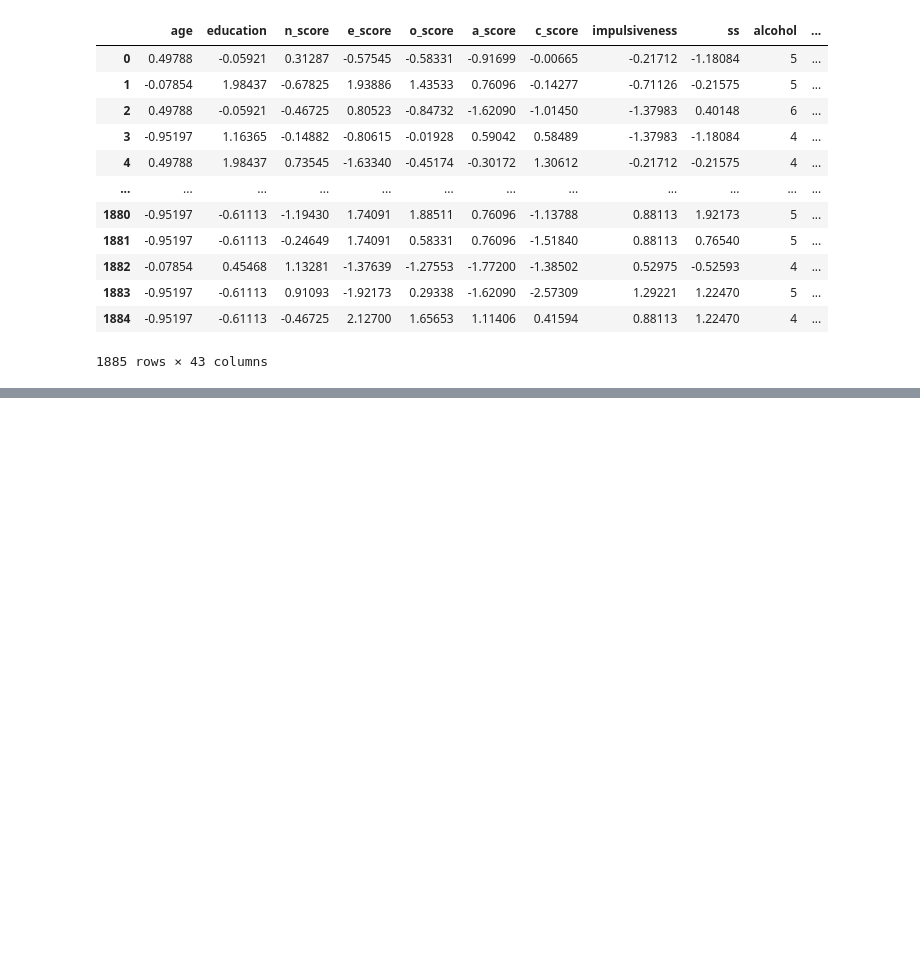
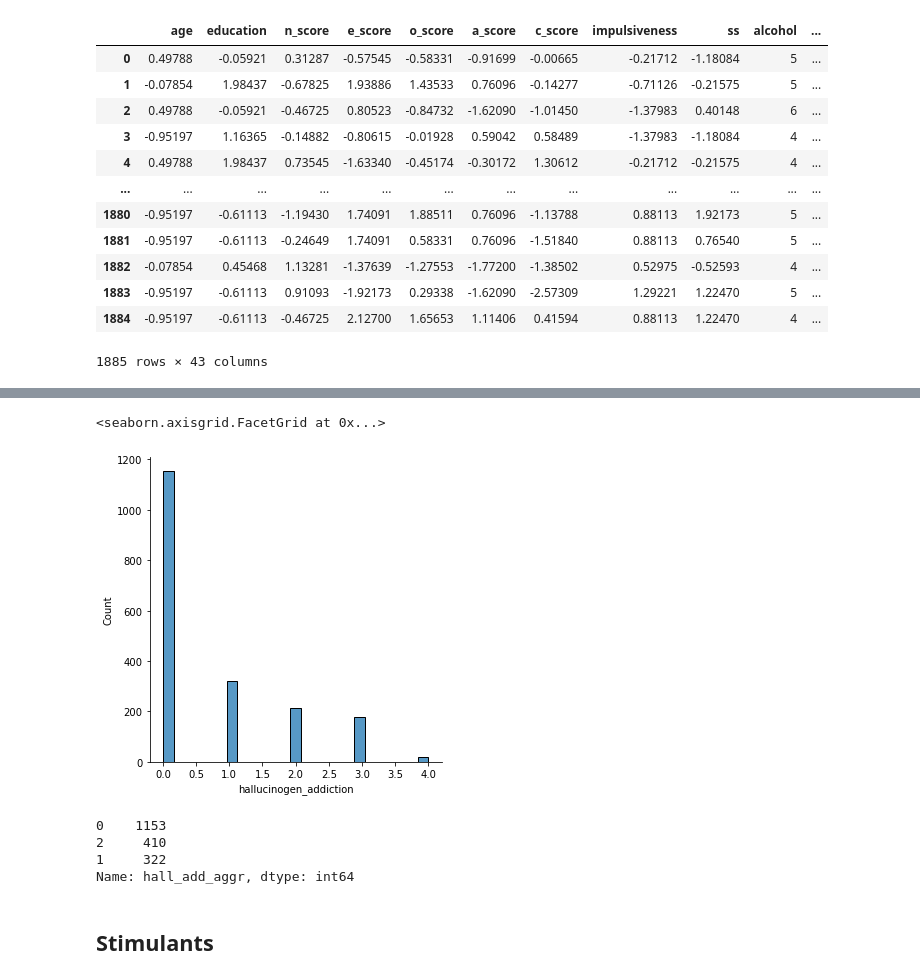
Before and after one commit to francescagiacco/ML-project-personality-and-drug-consumption, a Jupyter notebook: addiction_threshold_drugs.ipynb, the cells around one changed output, grey strips where cells are left out. Drawn from its saved outputs; the diff is of its cells as text; code cells hidden in the pictures; blank space fills up the shorter version.

```diff
--- a/addiction_threshold_drugs.ipynb
+++ b/addiction_threshold_drugs.ipynb
@@ -77,5 +105,5 @@ sns.displot(data, x="depressant_addiction")
 # %%
-data['depression_addiction_aggr']=[2 if i >1 else 1 if i==1 else 0 for i in data['depressant_addiction']]
+data['depr_add_aggr']=[2 if i >1 else 1 if i==1 else 0 for i in data['depressant_addiction']]
 
-data
+data['depr_add_aggr'].value_counts()
 # %% [output]
@@ -94,0 +119,8 @@ data
+# %%
+#create list of hallucinogens and thresholds - I chose them
+hallucinogens= ['cannabis', 'ketamine', 'lsd', 'mushrooms']
+thresholds_h=[6, 4, 3, 3 ]
+# %%
+for hal, thresh in zip(hallucinogens, thresholds_h):
+    data[hal + '_hall']= [1 if i>= thresh else 0 for i in data[hal]]
+data
@@ -94,0 +153,5 @@ data
+# %%
+hall_add=["lsd_hall", "mushrooms_hall","cannabis_hall","ketamine_hall" ]
+data['hallucinogen_addiction'] = data[hall_add].sum(axis=1)
+
+data
@@ -94,0 +172,5 @@ data
+# %%
+sns.displot(data, x="hallucinogen_addiction")
+# %% [output]
+<seaborn.axisgrid.FacetGrid at 0x...>
+[figure, added]
@@ -94,0 +179,11 @@ data
+# %%
+data['hall_add_aggr']=[2 if i >1 else 1 if i==1 else 0 for i in data['hallucinogen_addiction']]
+
+data['hall_add_aggr'].value_counts()
+# %% [output]
+0    1153
+2     410
+1     322
+Name: hall_add_aggr, dtype: int64
+# %% [markdown]
+## Stimulants
```
Also changed, not shown: parts of 21 cells of this notebook, 3 other files.
